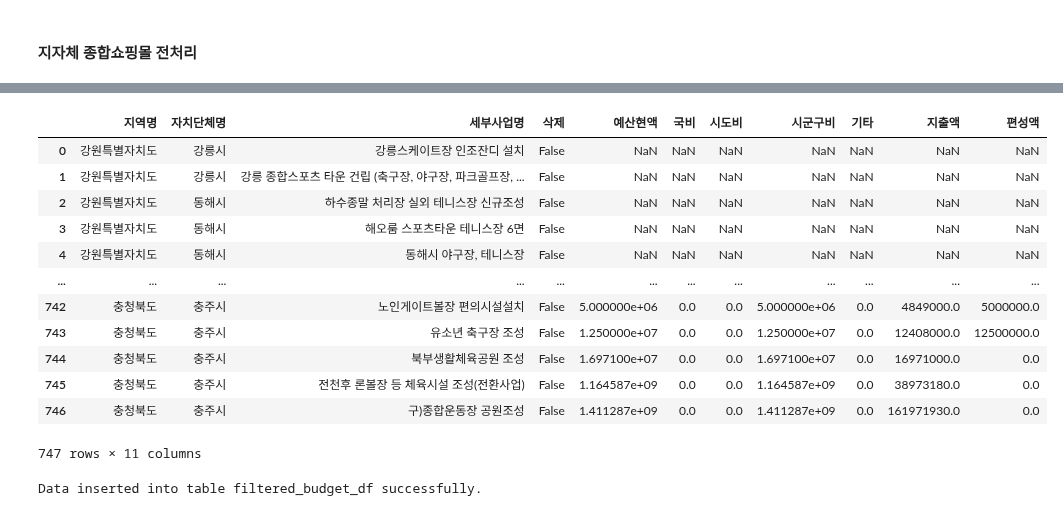
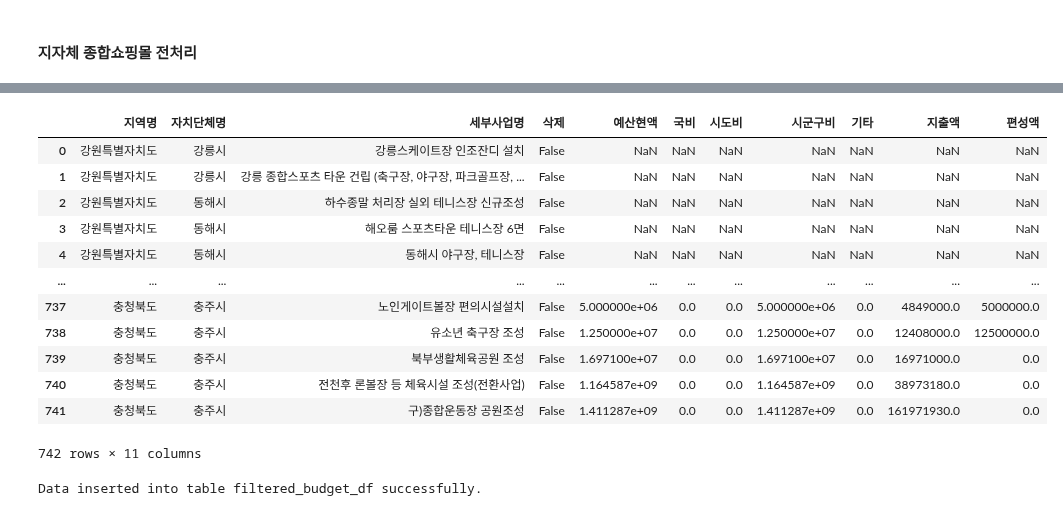
Before and after one commit to kkwann/mido_project, a Jupyter notebook: 2.Data_preprocessing_mapping.ipynb, the cells around one changed output, grey strips where cells are left out. Cells and saved outputs as stored; diff of their text form; code cells hidden in the pictures.

```diff
--- a/2.Data_preprocessing_mapping.ipynb
+++ b/2.Data_preprocessing_mapping.ipynb
@@ -536,24 +540,68 @@ replacements = {
 # Apply the replacements
 budget_df_today['지역명'] = budget_df_today['지역명'].replace(replacements)
 filtered_budget_df['지역명'] = filtered_budget_df['지역명'].replace(replacements)
+# %%
+# '세부사업명'이 유사하고, '예산현액'~'편성액'이 모두 NaN인 데이터를 제거하는 함수
+def remove_similar_nan_projects(df):
+    # 비교할 열 범위 설정
+    columns_to_check = ['예산현액', '국비', '시도비', '시군구비', '기타', '지출액', '편성액']
+
+    # 제거할 행의 인덱스 저장
+    indices_to_remove = []
+
+    for i in range(len(df)):
+        for j in range(i + 1, len(df)):
+            if (df.loc[i, '지역명'] == df.loc[j, '지역명'] and
+                df.loc[i, '자치단체명'] == df.loc[j, '자치단체명'] and
+                fuzz.ratio(df.loc[i, '세부사업명'], df.loc[j, '세부사업명']) > 90 and
+                df.loc[j, columns_to_check].isnull().all()):
+
+                indices_to_remove.append(j)
+
+    # 유사한 NaN 데이터를 제거한 새로운 DataFrame 반환
+    df_cleaned = df.drop(indices_to_remove).reset_index(drop=True)
+    return df_cleaned
+# %%
+# '세부사업명'이 유사하고, '예산현액'~'편성액'이 모두 NaN인 데이터를 제거하는 함수
+def remove_similar_nan_projects(df):
+    # 비교할 열 범위 설정
+    columns_to_check = ['예산현액', '국비', '시도비', '시군구비', '기타', '지출액', '편성액']
+
+    # 제거할 행의 인덱스 저장
+    indices_to_remove = []
+
+    for i in range(len(df)):
+        for j in range(i + 1, len(df)):
+            if (df.loc[i, '지역명'] == df.loc[j, '지역명'] and
+                df.loc[i, '자치단체명'] == df.loc[j, '자치단체명'] and
+                fuzz.ratio(df.loc[i, '세부사업명'], df.loc[j, '세부사업명']) > 90 and
+                df.loc[j, columns_to_check].isnull().all()):
+
+                indices_to_remove.append(j)
+
+    # 유사한 NaN 데이터를 제거한 새로운 DataFrame 반환
+    df_cleaned = df.drop(indices_to_remove).reset_index(drop=True)
+    return df_cleaned
 # %%
+# 조건에 맞는 데이터 제거
+filtered_budget_df = remove_similar_nan_projects(filtered_budget_df)
 filtered_budget_df = filtered_budget_df.drop_duplicates(['지역명',	'자치단체명', '세부사업명']).reset_index(drop=True)
 filtered_budget_df.to_csv('C:/py_src/midoproject/result/filtered_budget_df_final.csv',encoding='utf-8-sig',index=False)
 filtered_budget_df
 # %% [output]
 |  | 지역명 | 자치단체명 | 세부사업명 | 삭제 | 예산현액 | 국비 | 시도비 | 시군구비 | 기타 | 지출액 | 편성액 |
 | 0 | 강원특별자치도 | 강릉시 | 강릉스케이트장 인조잔디 설치 | False | NaN | NaN | NaN | NaN | NaN | NaN | NaN |
 | 1 | 강원특별자치도 | 강릉시 | 강릉 종합스포츠 타운 건립 (축구장, 야구장, 파크골프장, ... | False | NaN | NaN | NaN | NaN | NaN | NaN | NaN |
 | 2 | 강원특별자치도 | 동해시 | 하수종말 처리장 실외 테니스장 신규조성 | False | NaN | NaN | NaN | NaN | NaN | NaN | NaN |
 | 3 | 강원특별자치도 | 동해시 | 해오룸 스포츠타운 테니스장 6면 | False | NaN | NaN | NaN | NaN | NaN | NaN | NaN |
 | 4 | 강원특별자치도 | 동해시 | 동해시 야구장, 테니스장 | False | NaN | NaN | NaN | NaN | NaN | NaN | NaN |
 | ... | ... | ... | ... | ... | ... | ... | ... | ... | ... | ... | ... |
-| 742 | 충청북도 | 충주시 | 노인게이트볼장 편의시설설치 | False | 5.000000e+06 | 0.0 | 0.0 | 5.000000e+06 | 0.0 | 4849000.0 | 5000000.0 |
-| 743 | 충청북도 | 충주시 | 유소년 축구장 조성 | False | 1.250000e+07 | 0.0 | 0.0 | 1.250000e+07 | 0.0 | 12408000.0 | 12500000.0 |
-| 744 | 충청북도 | 충주시 | 북부생활체육공원 조성 | False | 1.697100e+07 | 0.0 | 0.0 | 1.697100e+07 | 0.0 | 16971000.0 | 0.0 |
-| 745 | 충청북도 | 충주시 | 전천후 론볼장 등 체육시설 조성(전환사업) | False | 1.164587e+09 | 0.0 | 0.0 | 1.164587e+09 | 0.0 | 38973180.0 | 0.0 |
-| 746 | 충청북도 | 충주시 | 구)종합운동장 공원조성 | False | 1.411287e+09 | 0.0 | 0.0 | 1.411287e+09 | 0.0 | 161971930.0 | 0.0 |
+| 737 | 충청북도 | 충주시 | 노인게이트볼장 편의시설설치 | False | 5.000000e+06 | 0.0 | 0.0 | 5.000000e+06 | 0.0 | 4849000.0 | 5000000.0 |
+| 738 | 충청북도 | 충주시 | 유소년 축구장 조성 | False | 1.250000e+07 | 0.0 | 0.0 | 1.250000e+07 | 0.0 | 12408000.0 | 12500000.0 |
+| 739 | 충청북도 | 충주시 | 북부생활체육공원 조성 | False | 1.697100e+07 | 0.0 | 0.0 | 1.697100e+07 | 0.0 | 16971000.0 | 0.0 |
+| 740 | 충청북도 | 충주시 | 전천후 론볼장 등 체육시설 조성(전환사업) | False | 1.164587e+09 | 0.0 | 0.0 | 1.164587e+09 | 0.0 | 38973180.0 | 0.0 |
+| 741 | 충청북도 | 충주시 | 구)종합운동장 공원조성 | False | 1.411287e+09 | 0.0 | 0.0 | 1.411287e+09 | 0.0 | 161971930.0 | 0.0 |
-747 rows × 11 columns
+742 rows × 11 columns
 # %%
 save_dataframe_to_bigquery(filtered_budget_df,'budget','filtered_budget_df',bigquerykey_path)
 # %% [output]
```
Also changed, not shown: parts of 7 cells of this notebook, 1 other file.
